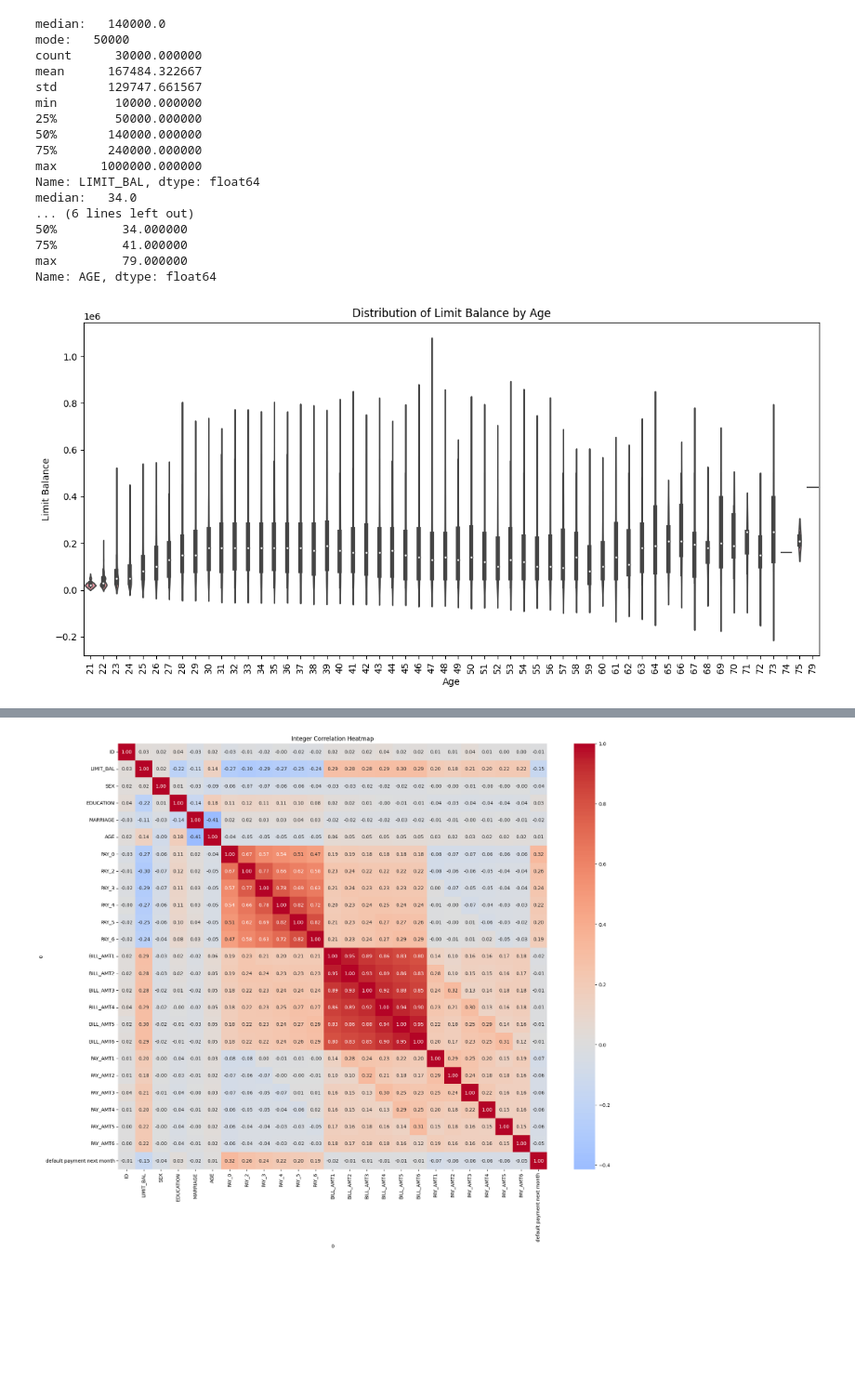
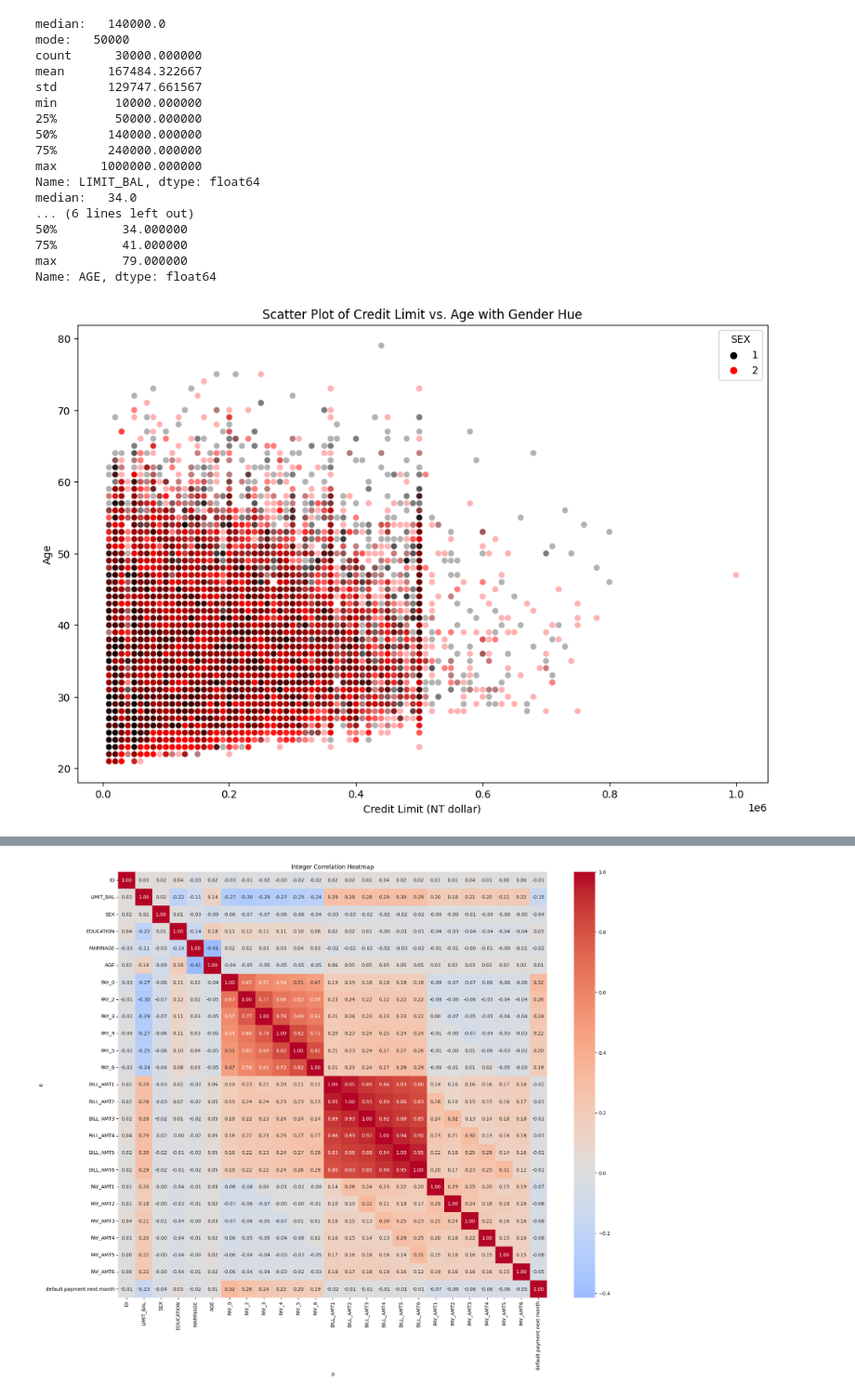
Before and after one commit to enzopimentel/credit_default_analysis, a Jupyter notebook: credit_default_taiwan.ipynb, the cells around one changed output, grey strips where cells are left out. Shown at 93% size. Cells and saved outputs as stored; diff of their text form; code cells hidden in the pictures; blank space fills up the shorter version.

Commit message:
Updated credit_default_taiwan.ipynb
added insights and changed some visualizations

```diff
--- a/credit_default_taiwan.ipynb
+++ b/credit_default_taiwan.ipynb
@@ -300,19 +351,3 @@ median:   34.0
 75%         41.000000
 max         79.000000
 Name: AGE, dtype: float64
-# %%
-plt.figure(figsize=(12, 6))  # Optional: Adjust figure size
-
-# Create a violin plot for 'LIMIT_BAL' with age groups on the x-axis
-sns.violinplot(data=age_limit_bal.astype(int), x='AGE', y='LIMIT_BAL')
-
-plt.title('Distribution of Limit Balance by Age')
-plt.xlabel('Age')
-plt.ylabel('Limit Balance')
-
-plt.xticks(rotation=90)  # Rotate x-axis labels for better readability
-
-plt.tight_layout()
-plt.show()
-# %% [output]
-[figure, removed]
@@ -318,0 +356,21 @@ plt.show()
+# %%
+# Subset the data
+customer_demographic_1 = df[['LIMIT_BAL', 'AGE', 'SEX']]
+
+# Create a larger figure
+plt.figure(figsize=(12, 8))
+
+custom_palette = {1: 'black', 2: 'red'}
+
+# Create the scatter plot with alpha
+sns.scatterplot(data=customer_demographic, x='LIMIT_BAL', y='AGE', hue='SEX', alpha=0.3, palette=custom_palette)
+
+# Add labels and title
+plt.xlabel('Credit Limit (NT dollar)')
+plt.ylabel('Age')
+plt.title('Scatter Plot of Credit Limit vs. Age with Gender Hue')
+
+# Show the plot
+plt.show()
+# %% [output]
+[figure, added]
```
Also changed, not shown: parts of 53 cells of this notebook.
